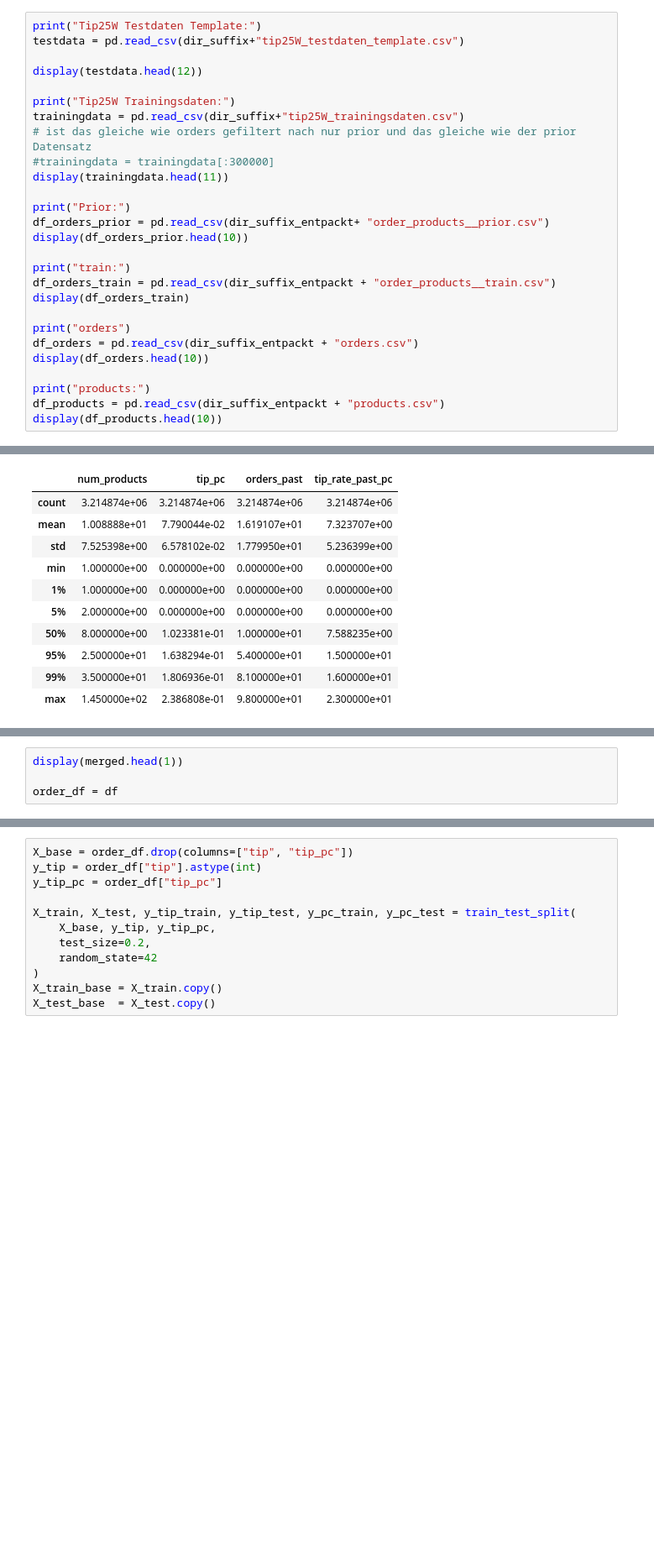
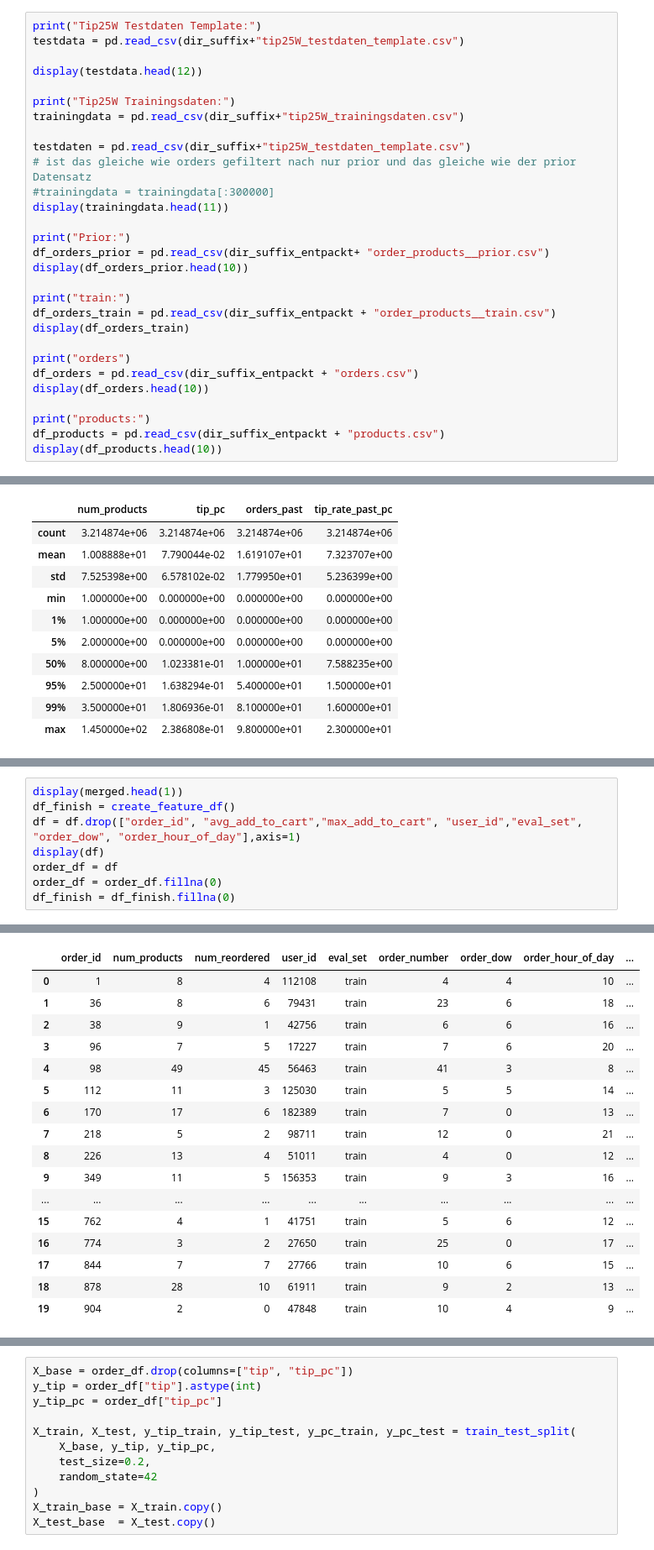
Before and after one commit to Chemmic/DataScience, a Jupyter notebook: data_science_project_aufgabe2.ipynb, the cells around one changed output, grey strips where cells are left out. Shown at 84% size. Saved outputs shown, nothing was run; the diff lists cells and outputs as text; blank space fills up the shorter version.

```diff
--- a/data_science_project_aufgabe2.ipynb
+++ b/data_science_project_aufgabe2.ipynb
@@ -19,6 +19,8 @@ display(testdata.head(12))
 
 print("Tip25W Trainingsdaten:")
 trainingdata = pd.read_csv(dir_suffix+"tip25W_trainingsdaten.csv")
+
+testdaten = pd.read_csv(dir_suffix+"tip25W_testdaten_template.csv")
 # ist das gleiche wie orders gefiltert nach nur prior und das gleiche wie der prior Datensatz
 #trainingdata = trainingdata[:300000]
 display(trainingdata.head(11))
@@ -335,7 +432,11 @@ df.drop(columns=dept_cols, inplace=True)
 # %%
 display(merged.head(1))
-
+df_finish = create_feature_df()
+df = df.drop(["order_id", "avg_add_to_cart","max_add_to_cart", "user_id","eval_set", "order_dow", "order_hour_of_day"],axis=1)
+display(df)
 order_df = df
+order_df = order_df.fillna(0)
+df_finish = df_finish.fillna(0)
 # %% [output]
 |  | Unnamed: 0 | order_id | tip | tip_pc | product_id | add_to_cart_order | reordered | user_id | eval_set | ... |
 | 0 | 0 | 2539329 | True | 0.092177 | 196 | 1 | 0 | 1 | prior | ... |
@@ -341,0 +481,17 @@ order_df = df
+|  | order_id | num_products | num_reordered | user_id | eval_set | order_number | order_dow | order_hour_of_day | ... |
+| 0 | 1 | 8 | 4 | 112108 | train | 4 | 4 | 10 | ... |
+| 1 | 36 | 8 | 6 | 79431 | train | 23 | 6 | 18 | ... |
+| 2 | 38 | 9 | 1 | 42756 | train | 6 | 6 | 16 | ... |
+| 3 | 96 | 7 | 5 | 17227 | train | 7 | 6 | 20 | ... |
+| 4 | 98 | 49 | 45 | 56463 | train | 41 | 3 | 8 | ... |
+| 5 | 112 | 11 | 3 | 125030 | train | 5 | 5 | 14 | ... |
+| 6 | 170 | 17 | 6 | 182389 | train | 7 | 0 | 13 | ... |
+| 7 | 218 | 5 | 2 | 98711 | train | 12 | 0 | 21 | ... |
+| 8 | 226 | 13 | 4 | 51011 | train | 4 | 0 | 12 | ... |
+| 9 | 349 | 11 | 5 | 156353 | train | 9 | 3 | 16 | ... |
+| ... | ... | ... | ... | ... | ... | ... | ... | ... | ... |
+| 15 | 762 | 4 | 1 | 41751 | train | 5 | 6 | 12 | ... |
+| 16 | 774 | 3 | 2 | 27650 | train | 25 | 0 | 17 | ... |
+| 17 | 844 | 7 | 7 | 27766 | train | 10 | 6 | 15 | ... |
+| 18 | 878 | 28 | 10 | 61911 | train | 9 | 2 | 13 | ... |
+| 19 | 904 | 2 | 0 | 47848 | train | 10 | 4 | 9 | ... |
```
Also changed, not shown: parts of 15 cells of this notebook, 1 other file.
